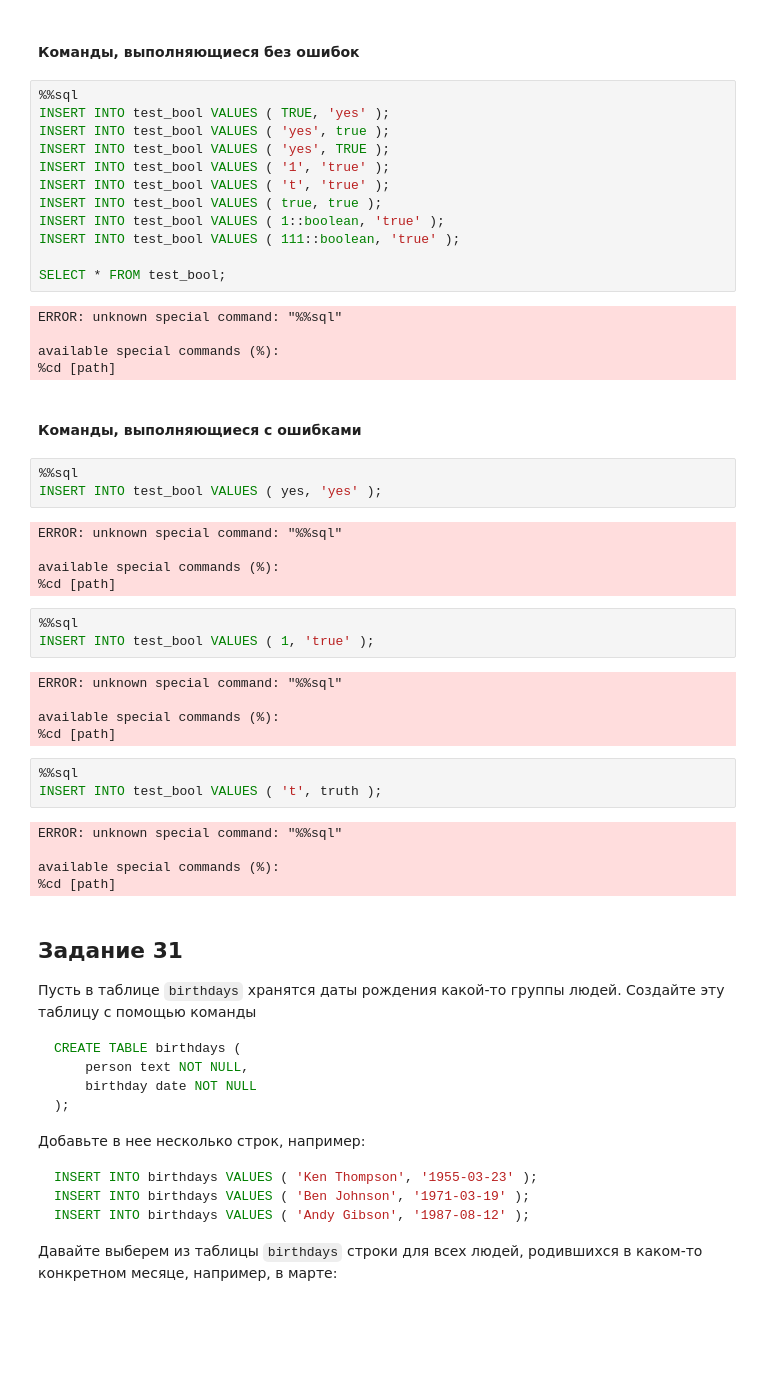
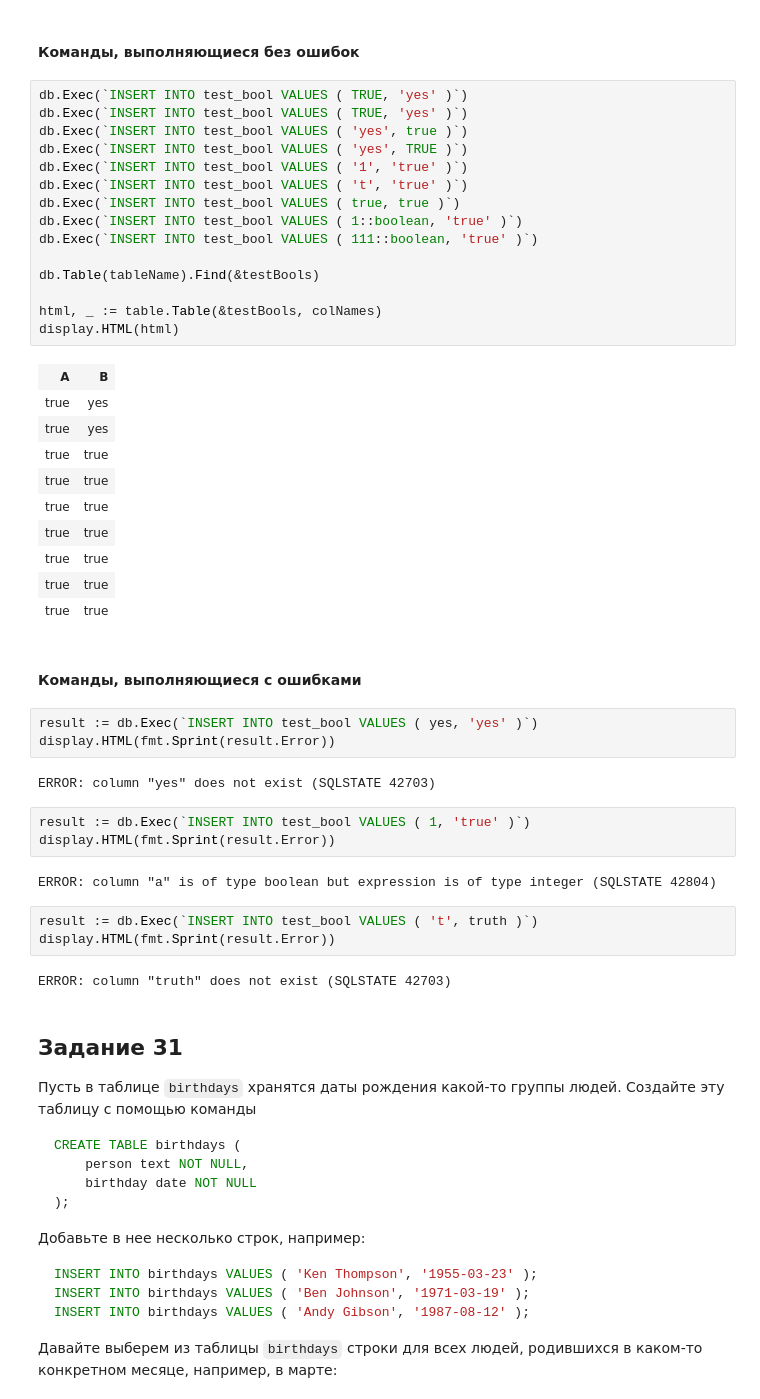
Before and after one commit to vowatchka/postgres_basic, a Jupyter notebook: practices/4_postgres_datatypes/gorm.ipynb, the cells around one changed output. Drawn from its saved outputs; the diff is of its cells as text; blank space fills up the shorter version.

```diff
--- a/practices/4_postgres_datatypes/gorm.ipynb
+++ b/practices/4_postgres_datatypes/gorm.ipynb
@@ -2295,48 +2594,48 @@ available special commands (%):
 # %% [markdown]
 #### Команды, выполняющиеся без ошибок
 # %%
-%%sql
-INSERT INTO test_bool VALUES ( TRUE, 'yes' );
-INSERT INTO test_bool VALUES ( 'yes', true );
-INSERT INTO test_bool VALUES ( 'yes', TRUE );
-INSERT INTO test_bool VALUES ( '1', 'true' );
-INSERT INTO test_bool VALUES ( 't', 'true' );
-INSERT INTO test_bool VALUES ( true, true );
-INSERT INTO test_bool VALUES ( 1::boolean, 'true' );
-INSERT INTO test_bool VALUES ( 111::boolean, 'true' );
+db.Exec(`INSERT INTO test_bool VALUES ( TRUE, 'yes' )`)
+db.Exec(`INSERT INTO test_bool VALUES ( TRUE, 'yes' )`)
+db.Exec(`INSERT INTO test_bool VALUES ( 'yes', true )`)
+db.Exec(`INSERT INTO test_bool VALUES ( 'yes', TRUE )`)
+db.Exec(`INSERT INTO test_bool VALUES ( '1', 'true' )`)
+db.Exec(`INSERT INTO test_bool VALUES ( 't', 'true' )`)
+db.Exec(`INSERT INTO test_bool VALUES ( true, true )`)
+db.Exec(`INSERT INTO test_bool VALUES ( 1::boolean, 'true' )`)
+db.Exec(`INSERT INTO test_bool VALUES ( 111::boolean, 'true' )`)
 
-SELECT * FROM test_bool;
+db.Table(tableName).Find(&testBools)
+
+html, _ := table.Table(&testBools, colNames)
+display.HTML(html)
 # %% [output]
-ERROR: unknown special command: "%%sql"
-
-available special commands (%):
-%cd [path]
+| A | B |
+| true | yes |
+| true | yes |
+| true | true |
+| true | true |
+| true | true |
+| true | true |
+| true | true |
+| true | true |
+| true | true |
 # %% [markdown]
 #### Команды, выполняющиеся с ошибками
 # %%
-%%sql
-INSERT INTO test_bool VALUES ( yes, 'yes' );
+result := db.Exec(`INSERT INTO test_bool VALUES ( yes, 'yes' )`)
+display.HTML(fmt.Sprint(result.Error))
 # %% [output]
-ERROR: unknown special command: "%%sql"
-
-available special commands (%):
-%cd [path]
+ERROR: column "yes" does not exist (SQLSTATE 42703)
 # %%
-%%sql
-INSERT INTO test_bool VALUES ( 1, 'true' );
+result := db.Exec(`INSERT INTO test_bool VALUES ( 1, 'true' )`)
+display.HTML(fmt.Sprint(result.Error))
 # %% [output]
-ERROR: unknown special command: "%%sql"
-
-available special commands (%):
-%cd [path]
+ERROR: column "a" is of type boolean but expression is of type integer (SQLSTATE 42804)
 # %%
-%%sql
-INSERT INTO test_bool VALUES ( 't', truth );
+result := db.Exec(`INSERT INTO test_bool VALUES ( 't', truth )`)
+display.HTML(fmt.Sprint(result.Error))
 # %% [output]
-ERROR: unknown special command: "%%sql"
-
-available special commands (%):
-%cd [path]
+ERROR: column "truth" does not exist (SQLSTATE 42703)
 # %% [markdown]
 ## Задание 31
 
```
Also changed, not shown: parts of 74 cells of this notebook.
